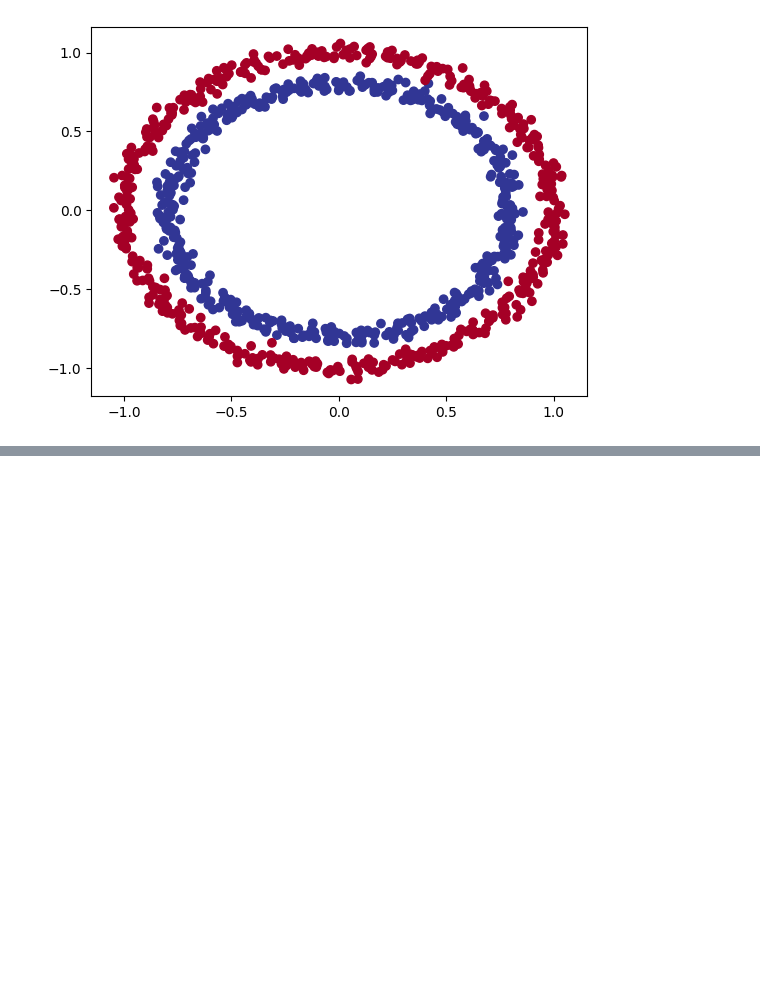
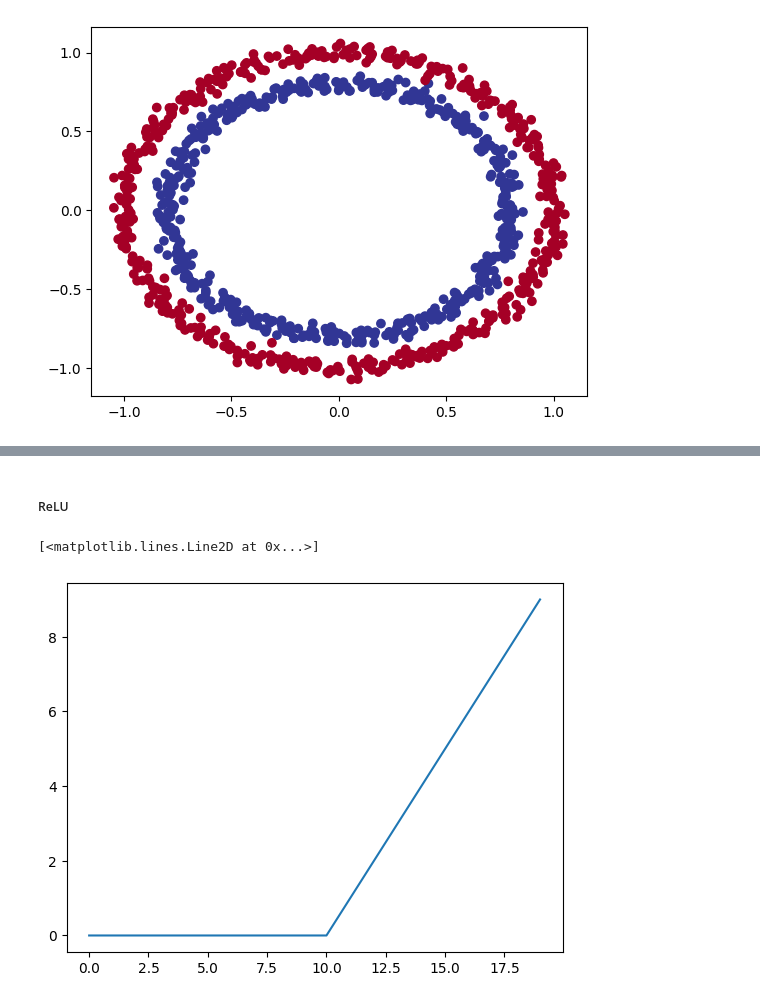
Before and after one commit to nachozobian/neural-network-pytorch-class, a Jupyter notebook: nn_classification_pytorch.ipynb, the cells around one changed output, grey strips where cells are left out. Drawn from its saved outputs; the diff is of its cells as text; code cells hidden in the pictures; blank space fills up the shorter version.

```diff
--- a/nn_classification_pytorch.ipynb
+++ b/nn_classification_pytorch.ipynb
@@ -501,0 +592,7 @@ model3 = CircleModel2().to(device)
+# %% [markdown]
+##### ReLU
+# %%
+plt.plot(torch.relu(A))
+# %% [output]
+[<matplotlib.lines.Line2D at 0x...>]
+[figure, added]
```
Also changed, not shown: parts of 27 cells of this notebook.
